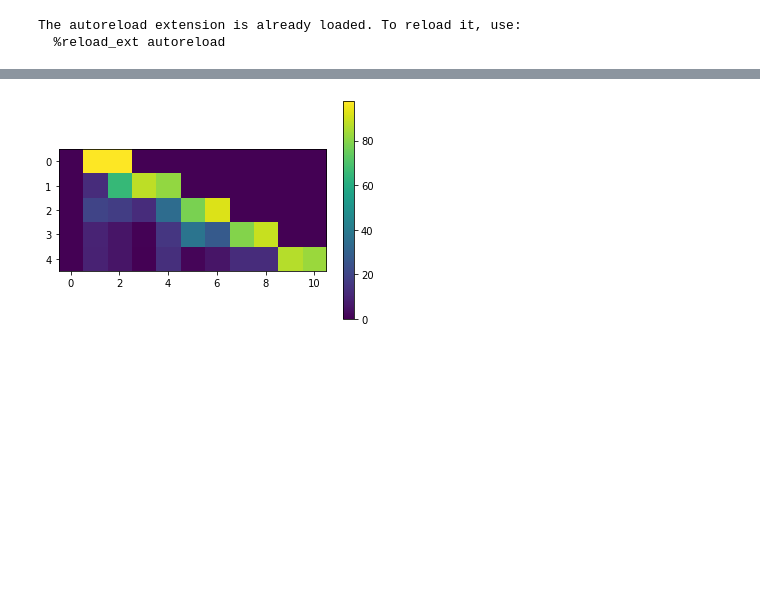
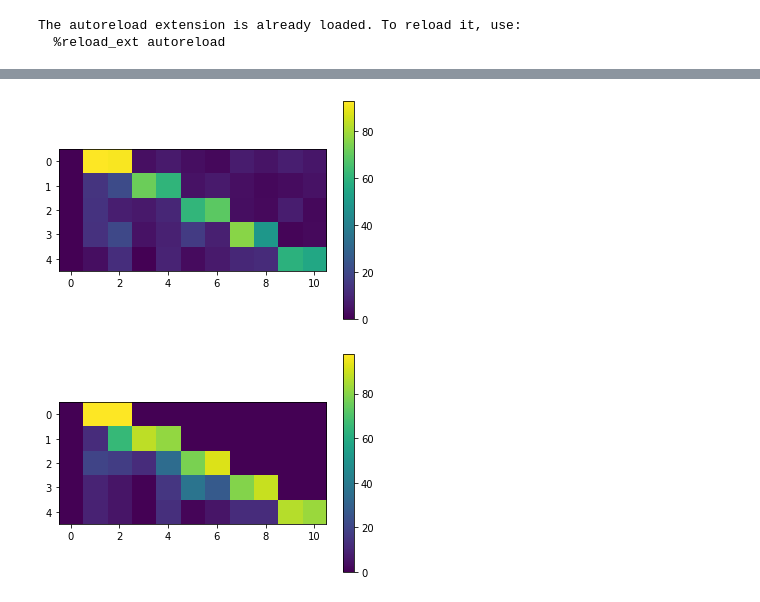
Before and after one commit to numenta/nupic.research, a Jupyter notebook: projects/continuous_learning/notebooks/Active dendrite playground-Copy1.ipynb, the cells around one changed output, grey strips where cells are left out. Cells and saved outputs as stored; diff of their text form; code cells hidden in the pictures; blank space fills up the shorter version.

```diff
--- a/projects/continuous_learning/notebooks/Active dendrite playground-Copy1.ipynb
+++ b/projects/continuous_learning/notebooks/Active dendrite playground-Copy1.ipynb
@@ -110,0 +283,5 @@ plt.plot(fc,'o');
+# %%
+plt.imshow(a)
+plt.colorbar();
+# %% [output]
+[figure, added]
```
Also changed, not shown: parts of 31 cells of this notebook, 10 other files.
